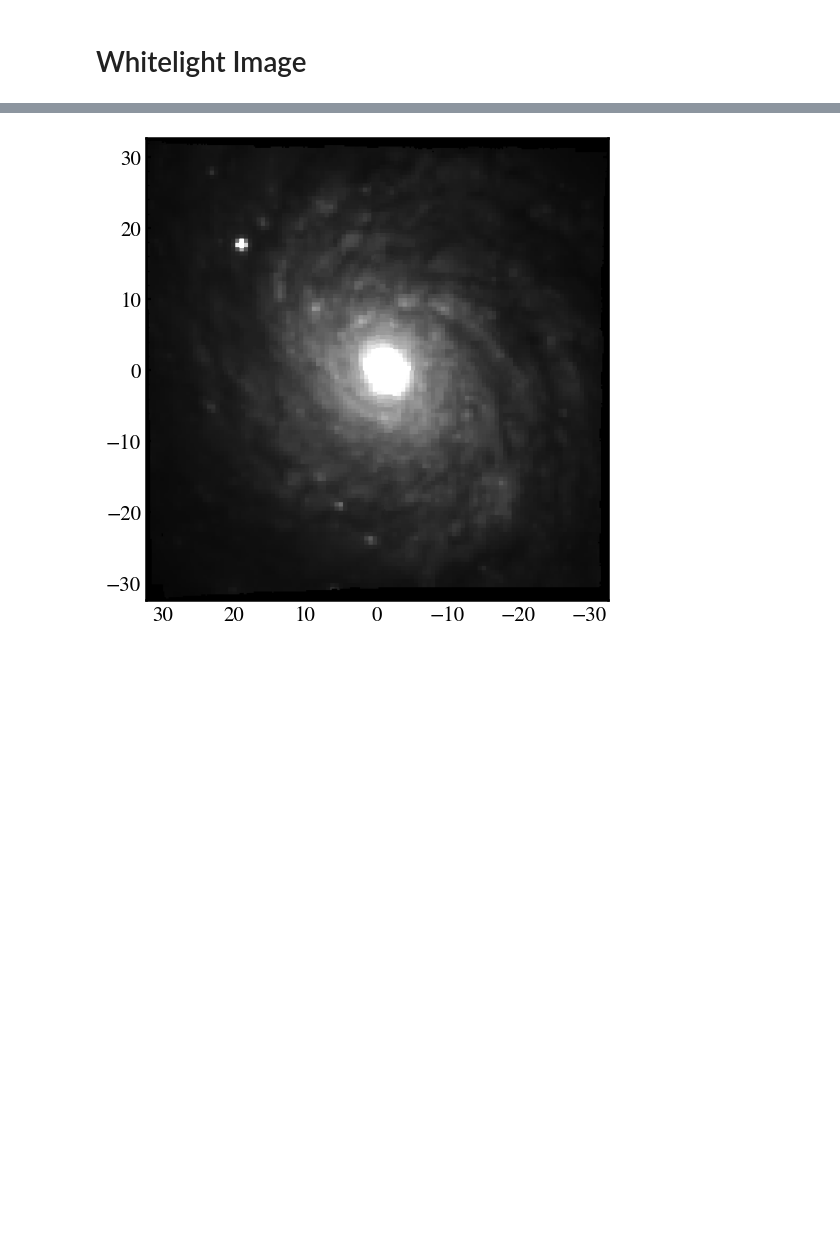
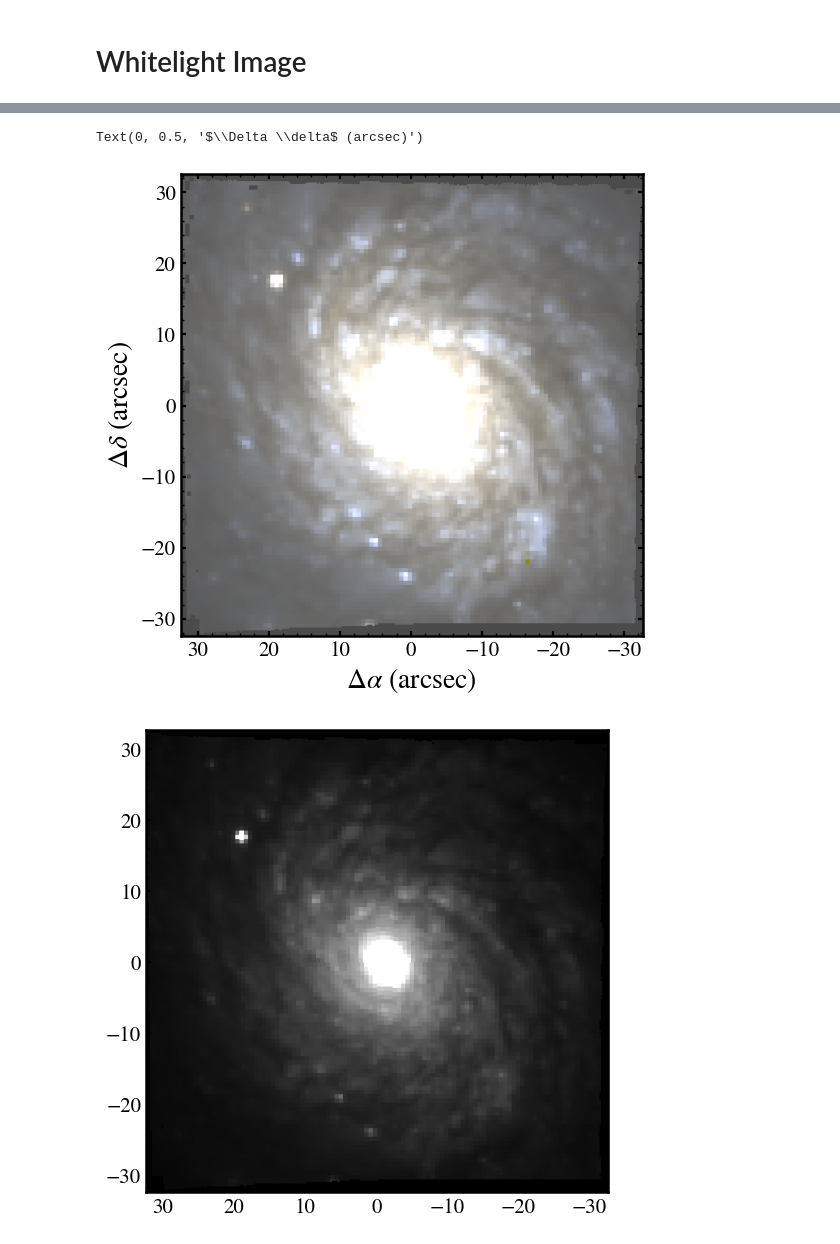
Before and after one commit to aj-pitts/NaI_analysis, a Jupyter notebook: paper/make_plots.ipynb, the cells around one changed output, grey strips where cells are left out. Cells and saved outputs as stored; diff of their text form; code cells hidden in the pictures; blank space fills up the shorter version.

Commit message:
updated paper figures

```diff
--- a/paper/make_plots.ipynb
+++ b/paper/make_plots.ipynb
@@ -66,0 +138,2 @@ Cube file found: ../data/NGC4030/cube/NGC4030-SQUARE0.6/BETA-CORR/SQUARE0.6-MILE
+# %%
+test = fits.getheader("../data/NGC0289/cube/NGC0289-SQUARE0.6/BETA-CORR/SQUARE0.6-MILESHC-MASTARHC2-NOISM/100000/0/manga-100000-0-LOGCUBE-SQUARE0.6-MILESHC-MASTARHC2-NOISM.fits")
@@ -67,3 +146,10 @@ Cube file found: ../data/NGC4030/cube/NGC4030-SQUARE0.6/BETA-CORR/SQUARE0.6-MILE
+# %%
+plt.imshow(test,origin='lower', extent=[32.4, -32.6,-32.4, 32.6])
+plt.xlabel(r"$\Delta \alpha$ (arcsec)")
+plt.ylabel(r"$\Delta \delta$ (arcsec)")
+# %% [output]
+Text(0, 0.5, '$\\Delta \\delta$ (arcsec)')
+[figure, added]
 # %%
 flux = cube['FLUX'].data
 # %%
```
Also changed, not shown: parts of 11 cells of this notebook, 5 other files.
